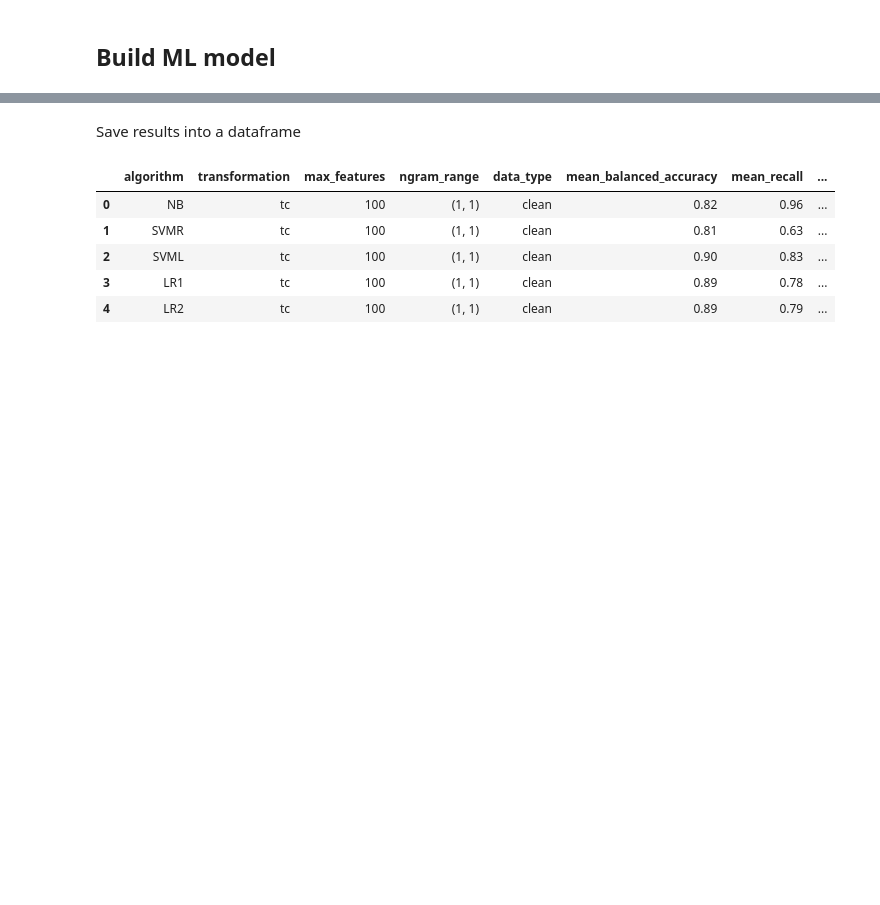
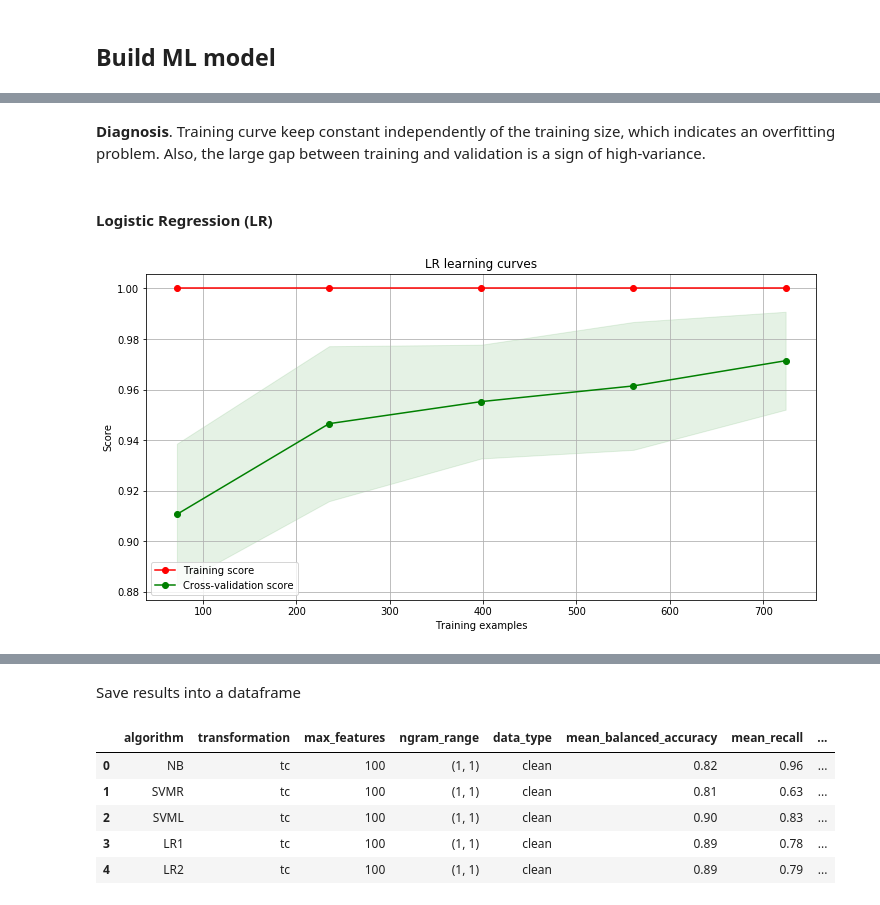
Before and after one commit to joausaga/impact-classifier, a Jupyter notebook: 1.impact_classifier.ipynb, the cells around one changed output, grey strips where cells are left out. Drawn from its saved outputs; the diff is of its cells as text; code cells hidden in the pictures; blank space fills up the shorter version.

```diff
--- a/1.impact_classifier.ipynb
+++ b/1.impact_classifier.ipynb
@@ -428,0 +478,11 @@ with tqdm(total=total_cycles, file=sys.stdout) as pbar:
+# %%
+# define parameters
+# https://chrisalbon.com/machine_learning/model_selection/hyperparameter_tuning_using_grid_search
+param_grid = {'penalty': ['l1', 'l2'],
+              'C': np.logspace(0, 4, 10)
+              }
+# run grid search
+gs_lr = GridSearchCV(LogisticRegression(), param_grid=param_grid, cv=kfold, scoring="recall", n_jobs=6, verbose=1)
+gs_lr.fit(X_train_lr, y_train_lr)
+lr_best = gs_lr.best_estimator_
+gs_lr.best_score_
@@ -428,0 +626,9 @@ with tqdm(total=total_cycles, file=sys.stdout) as pbar:
+# %% [markdown]
+**Diagnosis**. Training curve keep constant independently of the training size, which indicates an overfitting problem. Also, the large gap between training and validation is a sign of high-variance.
+# %% [markdown]
+#### **Logistic Regression (LR)**
+# %%
+g = plot_learning_curve(lr_best, "LR learning curves", X_train_lr, y_train_lr, cv=kfold, shuffle=True)
+g.show()
+# %% [output]
+[figure, added]
```
Also changed, not shown: parts of 86 cells of this notebook.
